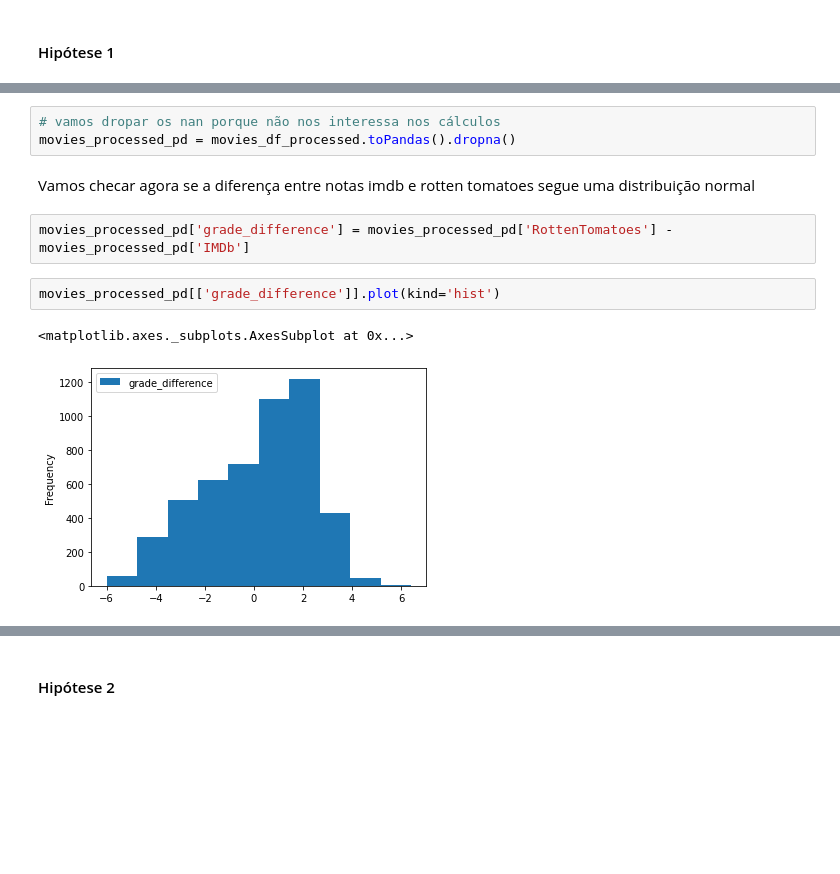
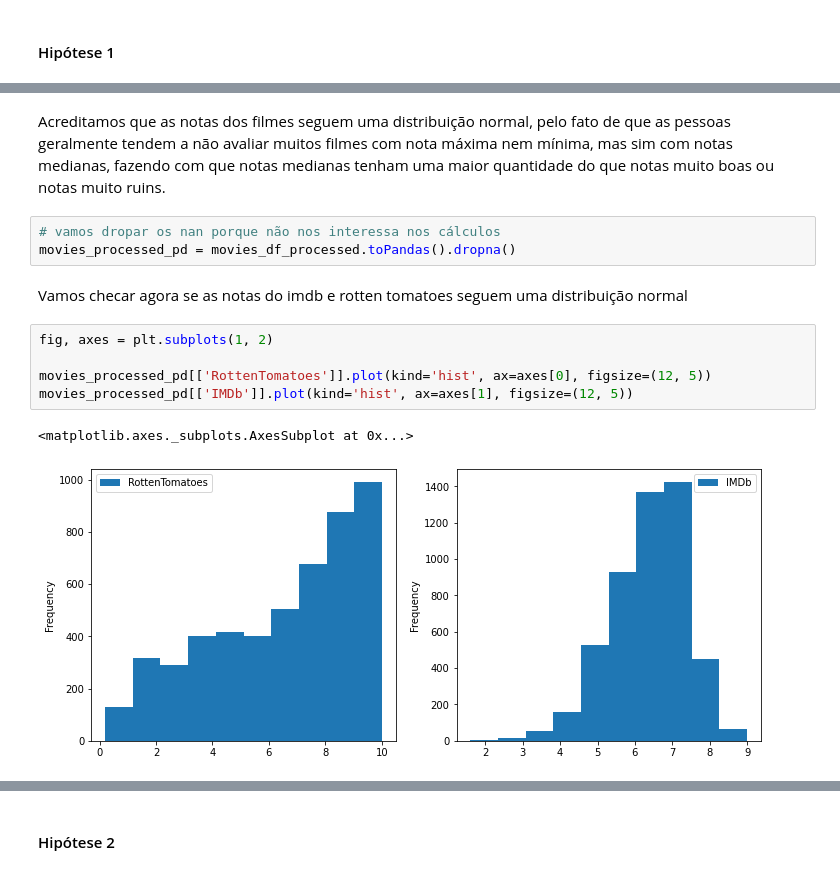
Before and after one commit to JonatasDeOliveira/movie-it, a Jupyter notebook: MovieIt.ipynb, the cells around one changed output, grey strips where cells are left out. Cells and saved outputs as stored; diff of their text form; blank space fills up the shorter version.

```diff
--- a/MovieIt.ipynb
+++ b/MovieIt.ipynb
@@ -670,12 +669,15 @@ from scipy import stats
+# %% [markdown]
+Acreditamos que as notas dos filmes seguem uma distribuição normal, pelo fato de que as pessoas geralmente tendem a não avaliar muitos filmes com nota máxima nem mínima, mas sim com notas medianas, fazendo com que notas medianas tenham uma maior quantidade do que notas muito boas ou notas muito ruins.
 # %%
 # vamos dropar os nan porque não nos interessa nos cálculos
 movies_processed_pd = movies_df_processed.toPandas().dropna()
 # %% [markdown]
-Vamos checar agora se a diferença entre notas imdb e rotten tomatoes segue uma distribuição normal
+Vamos checar agora se as notas do imdb e rotten tomatoes seguem uma distribuição normal
-# %%
-movies_processed_pd['grade_difference'] = movies_processed_pd['RottenTomatoes'] - movies_processed_pd['IMDb']
-# %%
-movies_processed_pd[['grade_difference']].plot(kind='hist')
-# %% [output]
-<matplotlib.axes._subplots.AxesSubplot at 0x...>
-[figure, removed]
+# %%
+fig, axes = plt.subplots(1, 2)
+
+movies_processed_pd[['RottenTomatoes']].plot(kind='hist', ax=axes[0], figsize=(12, 5))
+movies_processed_pd[['IMDb']].plot(kind='hist', ax=axes[1], figsize=(12, 5))
+# %% [output]
+<matplotlib.axes._subplots.AxesSubplot at 0x...>
+[figure, added]
```
Also changed, not shown: parts of 15 cells of this notebook.
